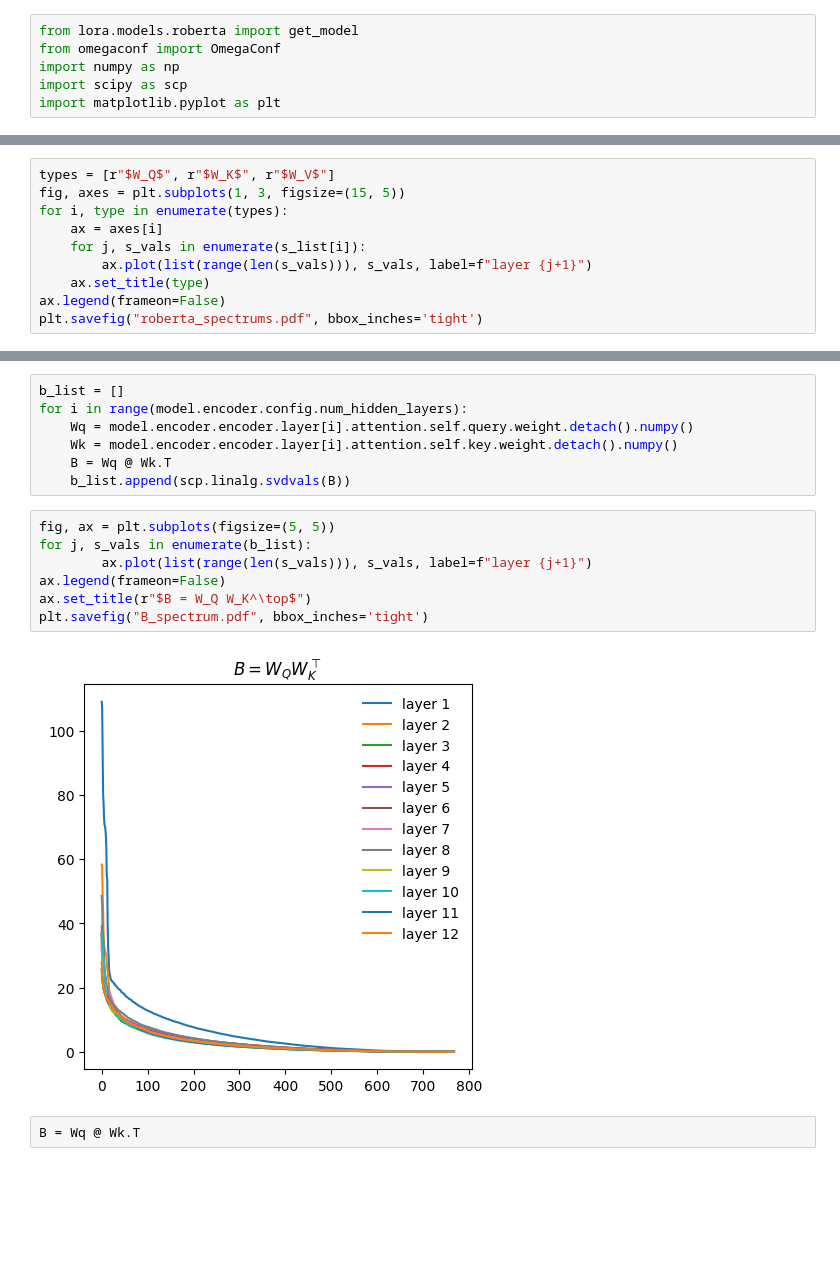
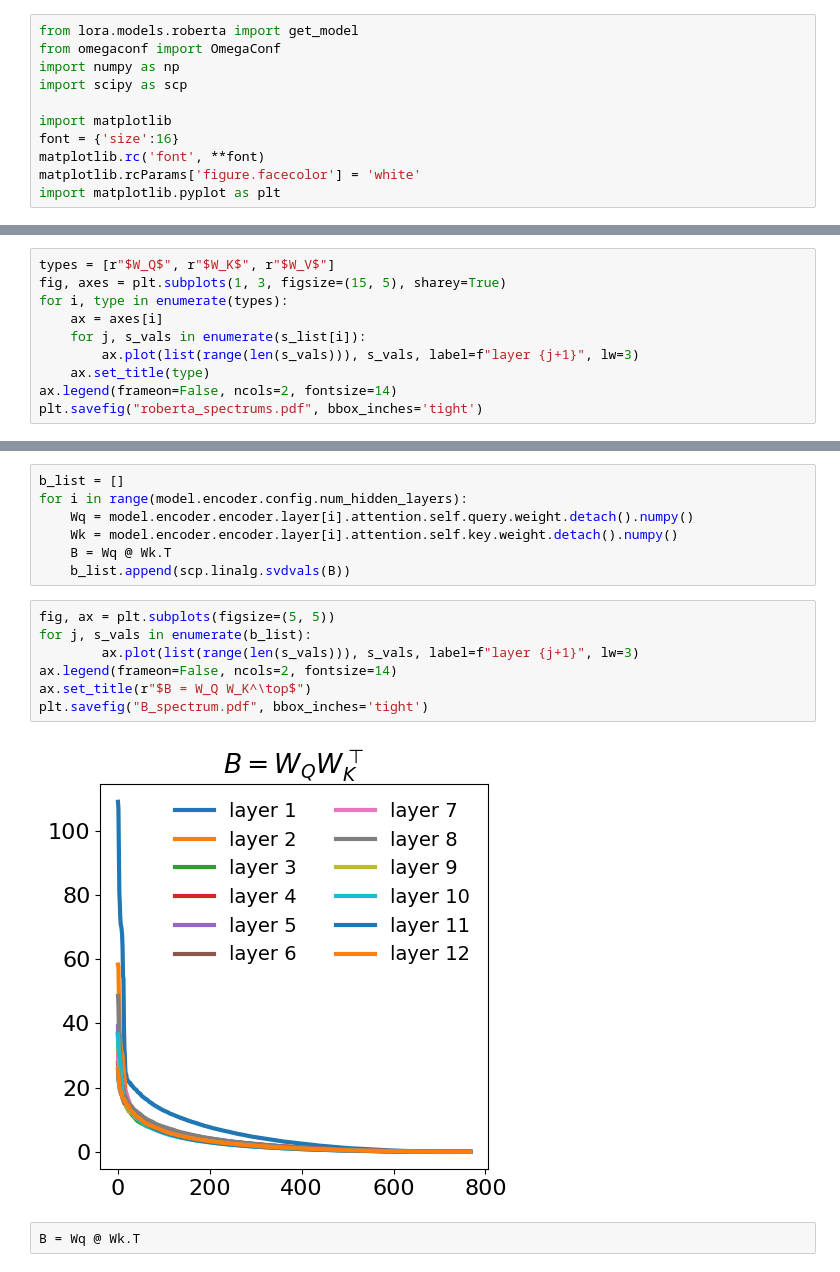
Before and after one commit to Laknath1996/cs-project, a Jupyter notebook: notebooks/1-dev.ipynb, the cells around one changed output, grey strips where cells are left out. Saved outputs shown, nothing was run; the diff lists cells and outputs as text; blank space fills up the shorter version.

```diff
--- a/notebooks/1-dev.ipynb
+++ b/notebooks/1-dev.ipynb
@@ -3,6 +3,11 @@ from lora.models.roberta import get_model
 from omegaconf import OmegaConf
 import numpy as np
 import scipy as scp
+
+import matplotlib
+font = {'size':16}
+matplotlib.rc('font', **font)
+matplotlib.rcParams['figure.facecolor'] = 'white'
 import matplotlib.pyplot as plt
 # %%
 args = OmegaConf.load('../config.yaml')
@@ -24,12 +29,12 @@ for i in range(model.encoder.config.num_hidden_layers):
     s_list[2].append(scp.linalg.svdvals(Wv))
 # %%
 types = [r"$W_Q$", r"$W_K$", r"$W_V$"]
-fig, axes = plt.subplots(1, 3, figsize=(15, 5))
+fig, axes = plt.subplots(1, 3, figsize=(15, 5), sharey=True)
 for i, type in enumerate(types):
     ax = axes[i]
     for j, s_vals in enumerate(s_list[i]):
-        ax.plot(list(range(len(s_vals))), s_vals, label=f"layer {j+1}")
+        ax.plot(list(range(len(s_vals))), s_vals, label=f"layer {j+1}", lw=3)
     ax.set_title(type)
-ax.legend(frameon=False)
+ax.legend(frameon=False, ncols=2, fontsize=14)
 plt.savefig("roberta_spectrums.pdf", bbox_inches='tight')
 # %% [output]
@@ -44,12 +49,12 @@ for i in range(model.encoder.config.num_hidden_layers):
 # %%
 fig, ax = plt.subplots(figsize=(5, 5))
 for j, s_vals in enumerate(b_list):
-        ax.plot(list(range(len(s_vals))), s_vals, label=f"layer {j+1}")
-ax.legend(frameon=False)
+        ax.plot(list(range(len(s_vals))), s_vals, label=f"layer {j+1}", lw=3)
+ax.legend(frameon=False, ncols=2, fontsize=14)
 ax.set_title(r"$B = W_Q W_K^\top$")
 plt.savefig("B_spectrum.pdf", bbox_inches='tight')
 # %% [output]
-[figure, old version]
+[figure, new version]
 # %%
 B = Wq @ Wk.T
 # %%
```
Also changed, not shown: parts of 1 cell of this notebook, 5 other files.
